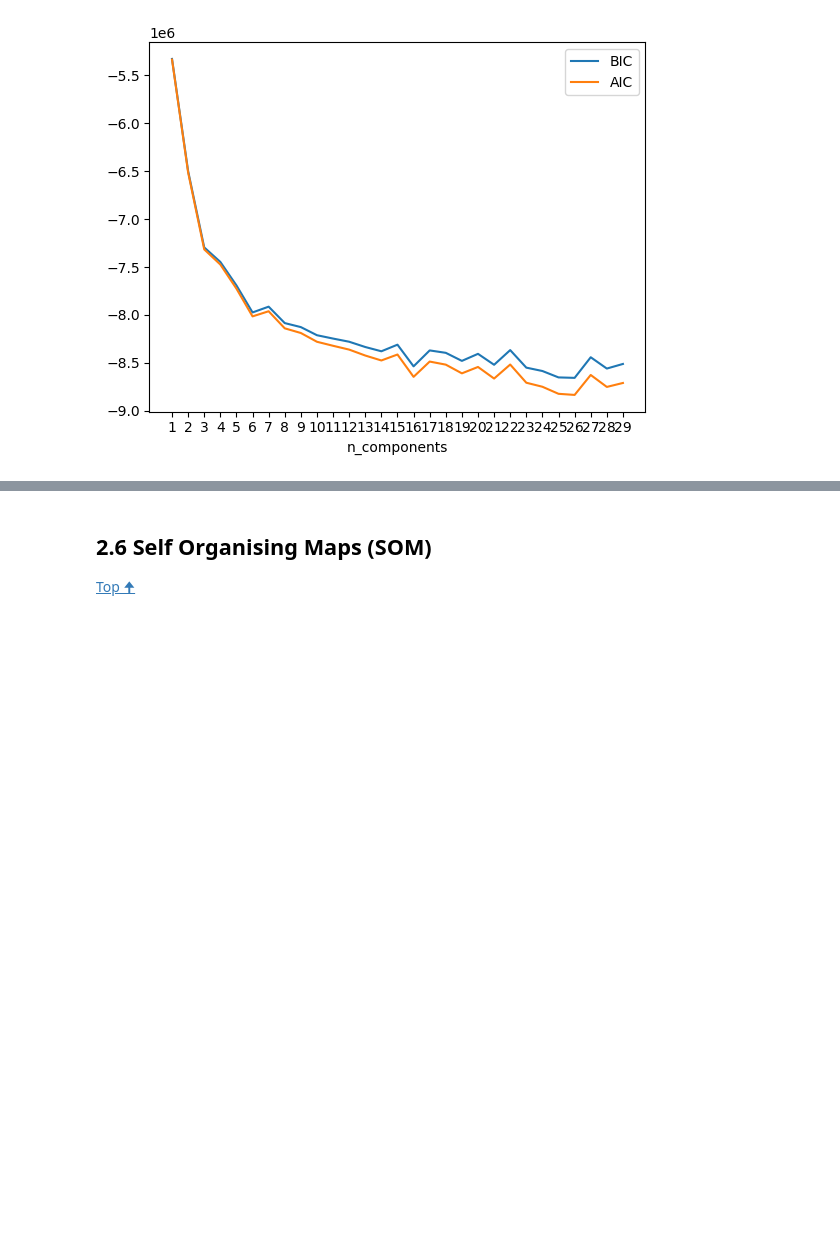
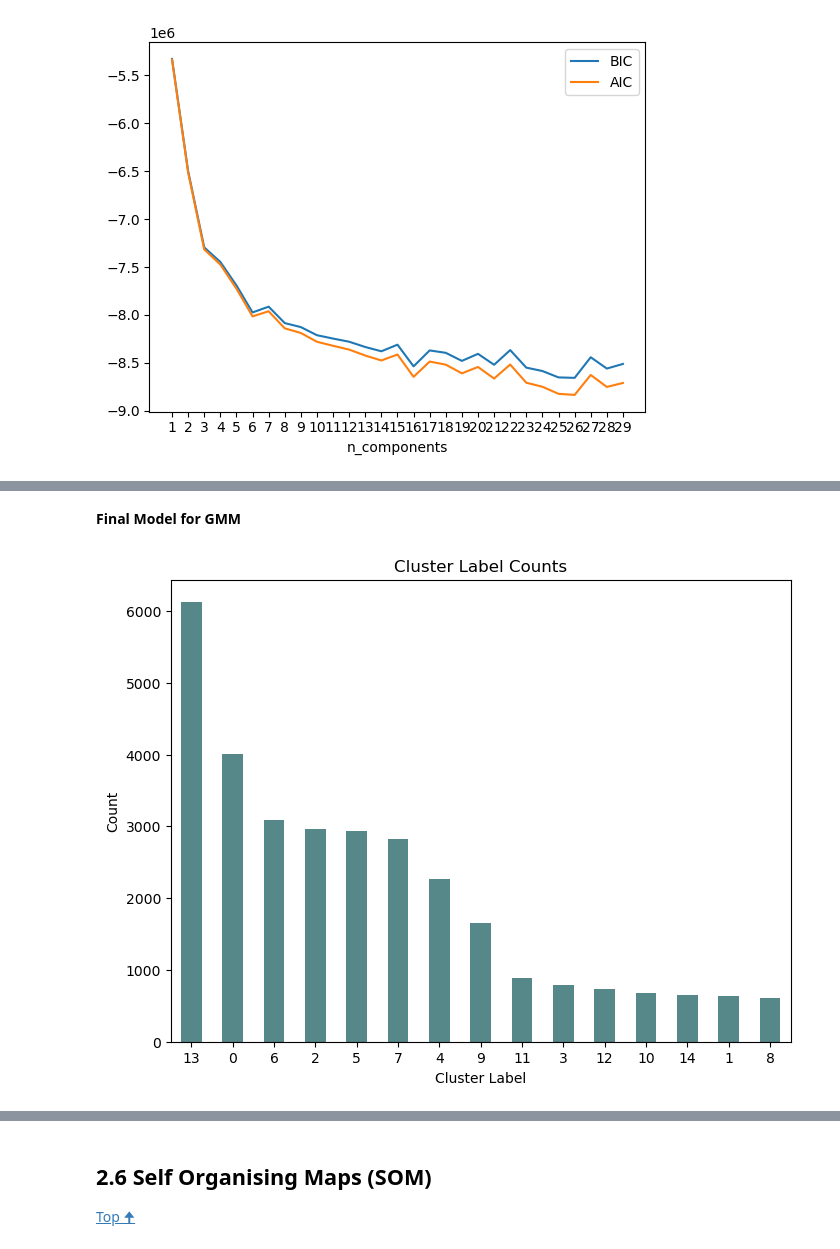
Before and after one commit to antoniooliveira03/data_mining, a Jupyter notebook: temp_data segmentation.ipynb, the cells around one changed output, grey strips where cells are left out. Saved outputs shown, nothing was run; the diff lists cells and outputs as text; code cells hidden in the pictures; blank space fills up the shorter version.

```diff
--- a/temp_data segmentation.ipynb
+++ b/temp_data segmentation.ipynb
@@ -1023,3 +641,11 @@ plot_evaluation_scores(gmm_results_df)
+# %% [markdown]
+**Final Model for GMM**
 # %%
-gmm = GaussianMixture(random_state = 1)
+gmm = GaussianMixture(random_state = 1, covariance_type = 'tied',
+                     n_components = 15)
+
 gmm_labels = gmm.fit_predict(scaled_data)
+# %%
+f.plot_counts(gmm_labels)
+# %% [output]
+[figure, added]
```
Also changed, not shown: parts of 11 cells of this notebook, 2 other files.
